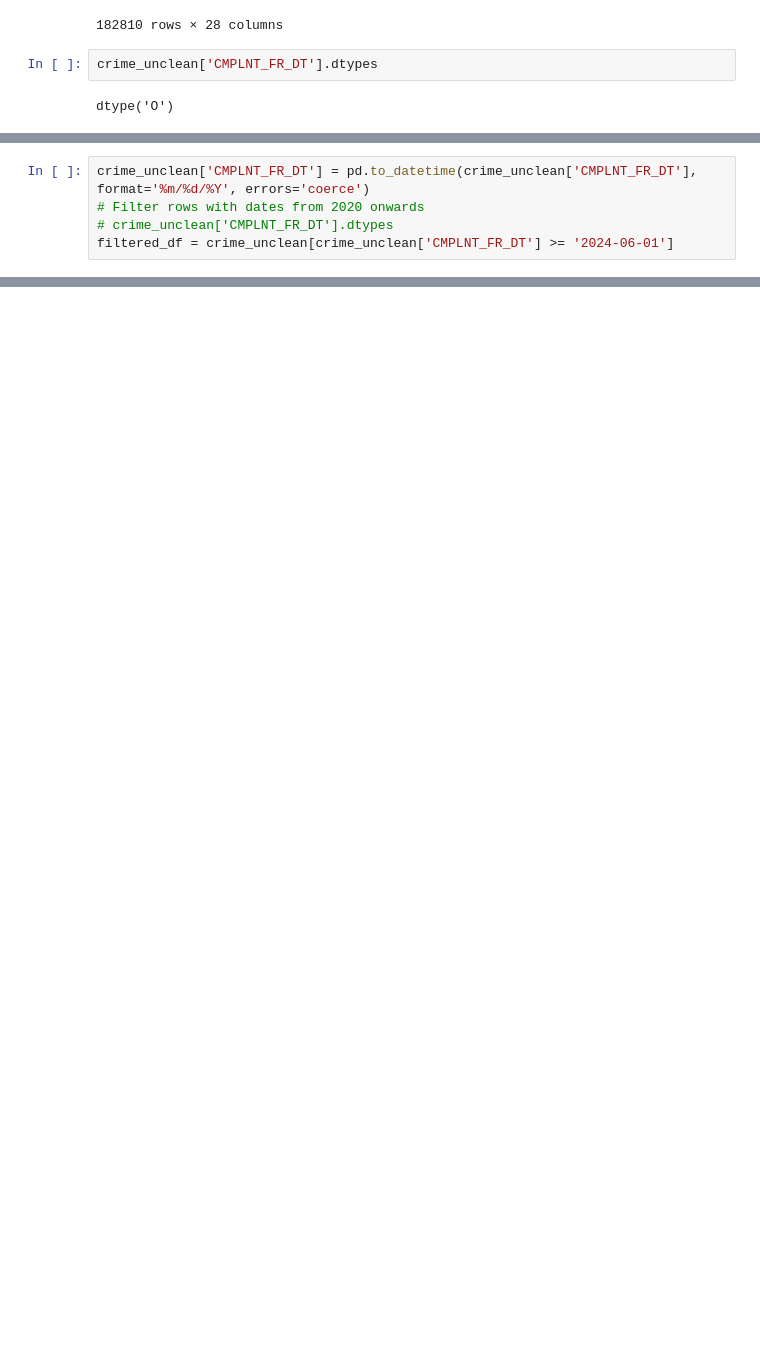
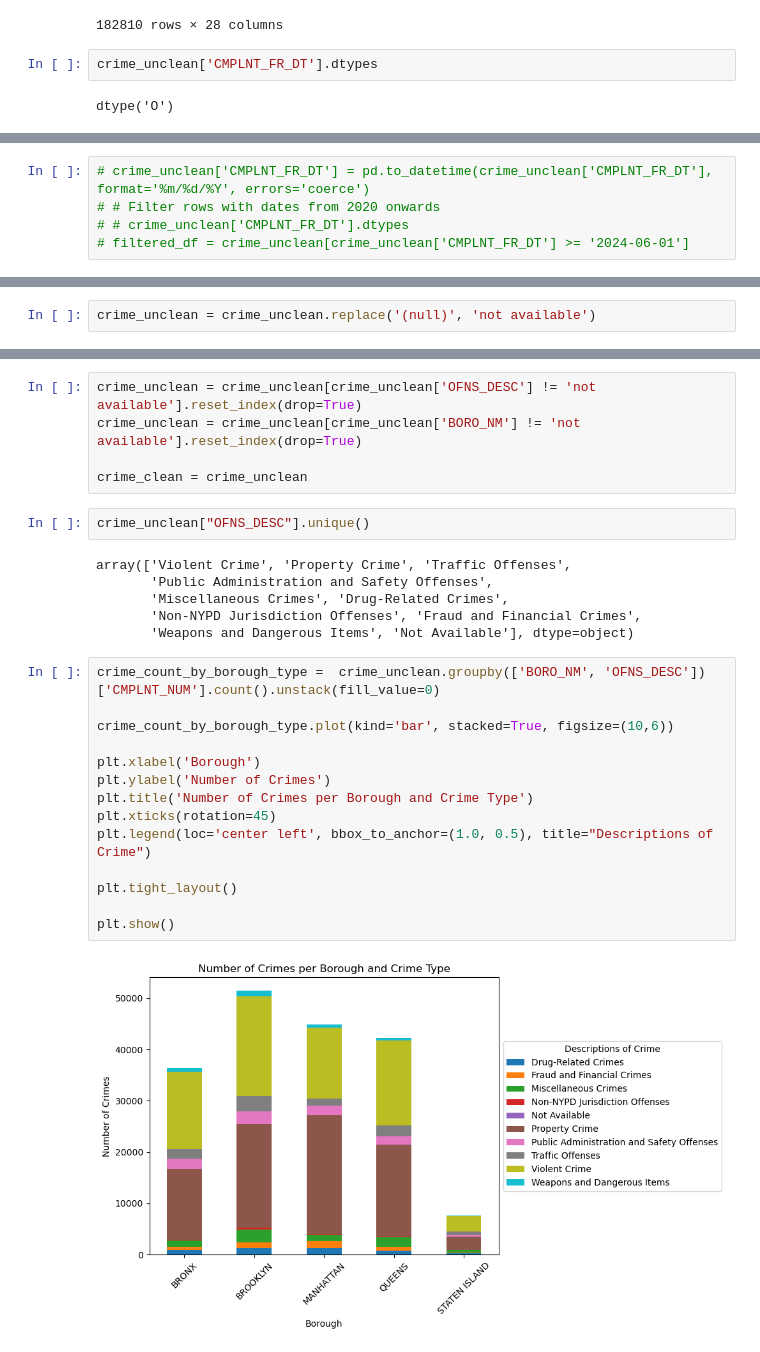
Before and after one commit to afifshomali/NYC-Airbnb-Analysis-447, a Jupyter notebook: EdaCrime.ipynb, the cells around one changed output, grey strips where cells are left out. Saved outputs shown, nothing was run; the diff lists cells and outputs as text; blank space fills up the shorter version.

```diff
--- a/EdaCrime.ipynb
+++ b/EdaCrime.ipynb
@@ -105,6 +94,6 @@ dtype('O')
 # %%
-crime_unclean['CMPLNT_FR_DT'] = pd.to_datetime(crime_unclean['CMPLNT_FR_DT'], format='%m/%d/%Y', errors='coerce')
-# Filter rows with dates from 2020 onwards
-# crime_unclean['CMPLNT_FR_DT'].dtypes
-filtered_df = crime_unclean[crime_unclean['CMPLNT_FR_DT'] >= '2024-06-01']
+# crime_unclean['CMPLNT_FR_DT'] = pd.to_datetime(crime_unclean['CMPLNT_FR_DT'], format='%m/%d/%Y', errors='coerce')
+# # Filter rows with dates from 2020 onwards
+# # crime_unclean['CMPLNT_FR_DT'].dtypes
+# filtered_df = crime_unclean[crime_unclean['CMPLNT_FR_DT'] >= '2024-06-01']
 # %%
@@ -114,0 +124,2 @@ filtered_df.sort_values(by='CMPLNT_FR_DT')
+# %%
+crime_unclean = crime_unclean.replace('(null)', 'not available')
@@ -114,0 +219,29 @@ filtered_df.sort_values(by='CMPLNT_FR_DT')
+# %%
+crime_unclean = crime_unclean[crime_unclean['OFNS_DESC'] != 'not available'].reset_index(drop=True)
+crime_unclean = crime_unclean[crime_unclean['BORO_NM'] != 'not available'].reset_index(drop=True)
+
+crime_clean = crime_unclean
+# %%
+crime_unclean["OFNS_DESC"].unique()
+# %% [output]
+array(['Violent Crime', 'Property Crime', 'Traffic Offenses',
+       'Public Administration and Safety Offenses',
+       'Miscellaneous Crimes', 'Drug-Related Crimes',
+       'Non-NYPD Jurisdiction Offenses', 'Fraud and Financial Crimes',
+       'Weapons and Dangerous Items', 'Not Available'], dtype=object)
+# %%
+crime_count_by_borough_type =  crime_unclean.groupby(['BORO_NM', 'OFNS_DESC'])['CMPLNT_NUM'].count().unstack(fill_value=0)
+
+crime_count_by_borough_type.plot(kind='bar', stacked=True, figsize=(10,6))
+
+plt.xlabel('Borough')
+plt.ylabel('Number of Crimes')
+plt.title('Number of Crimes per Borough and Crime Type')
+plt.xticks(rotation=45)
+plt.legend(loc='center left', bbox_to_anchor=(1.0, 0.5), title="Descriptions of Crime")
+
+plt.tight_layout()
+
+plt.show()
+# %% [output]
+[figure, added]
```
Also changed, not shown: parts of 24 cells of this notebook, 2 other files.
